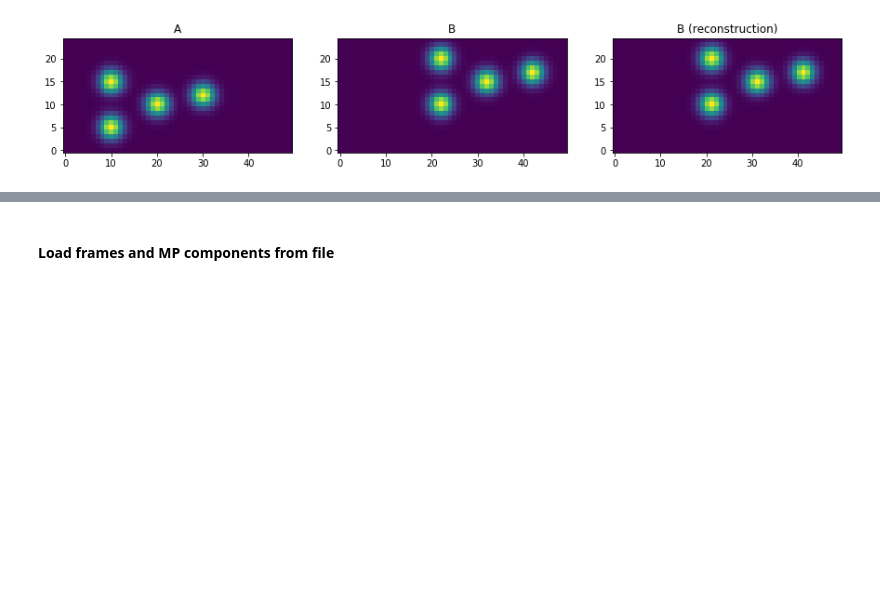
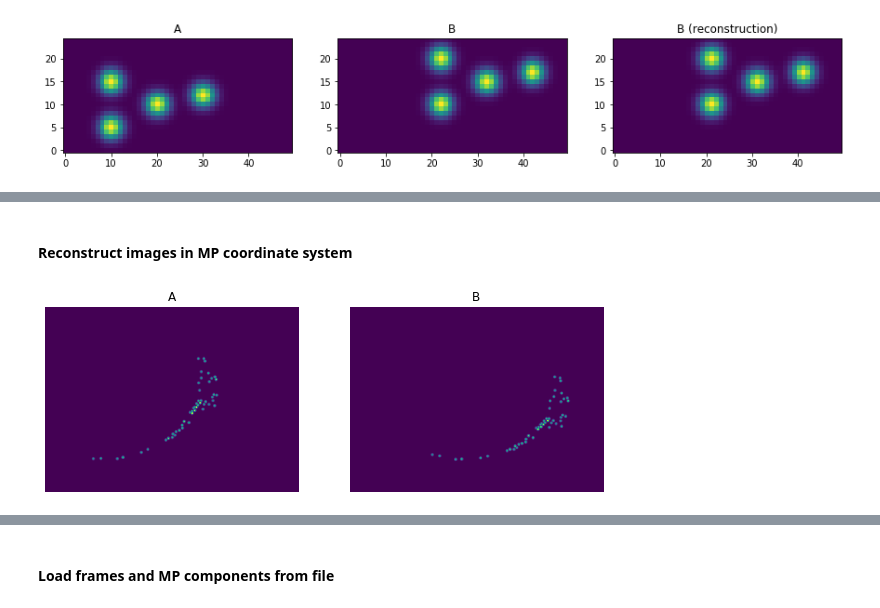
Before and after one commit to evarol/ot_tracking, a Jupyter notebook: python/notebooks/ot_regression_2.ipynb, the cells around one changed output, grey strips where cells are left out. Saved outputs shown, nothing was run; the diff lists cells and outputs as text; code cells hidden in the pictures; blank space fills up the shorter version.

```diff
--- a/python/notebooks/ot_regression_2.ipynb
+++ b/python/notebooks/ot_regression_2.ipynb
@@ -147,0 +174,42 @@ plt.title('B (reconstruction)');
+# %% [markdown]
+#### Reconstruct images in MP coordinate system
+# %%
+# Ground-truth transformation (rotation + translation)
+theta = np.pi / 16
+beta = np.array([
+    [np.cos(theta), -np.sin(theta), 0],
+    [np.sin(theta),  np.cos(theta), 0],
+    [0,              0,             1]
+])
+alpha = np.array([100, 50, 0])
+
+# Create MPs for B by applying transformation to A (weights are same)
+pts_b = (pts_a @ beta + alpha).astype(int)
+wts_b = wts_a
+
+# Matrix containing locations of both sets of MPs
+x = np.concatenate((pts_a, pts_b), axis=0)
+
+# Put weights in common coordinate system and normalize them
+a_nn = np.concatenate((wts_a, np.zeros(n_iter)), axis=0)
+b_nn = np.concatenate((np.zeros(n_iter), wts_b), axis=0)
+a = a_nn / np.sum(a_nn)
+b = b_nn / np.sum(b_nn)
+
+# Reconstruct A and B as images
+a_img = imagerep.reconstruct_image(x, [cov], a, img_shape)
+b_img = imagerep.reconstruct_image(x, [cov], b, img_shape)
+
+plt.figure(figsize=(10, 10))
+
+plt.subplot(121)
+plot_maxproj(a_img)
+plt.axis('off')
+plt.title('A')
+
+plt.subplot(122)
+plot_maxproj(b_img)
+plt.axis('off')
+plt.title('B');
+# %% [output]
+[figure, added]
```
Also changed, not shown: parts of 16 cells of this notebook, 1 other file.
